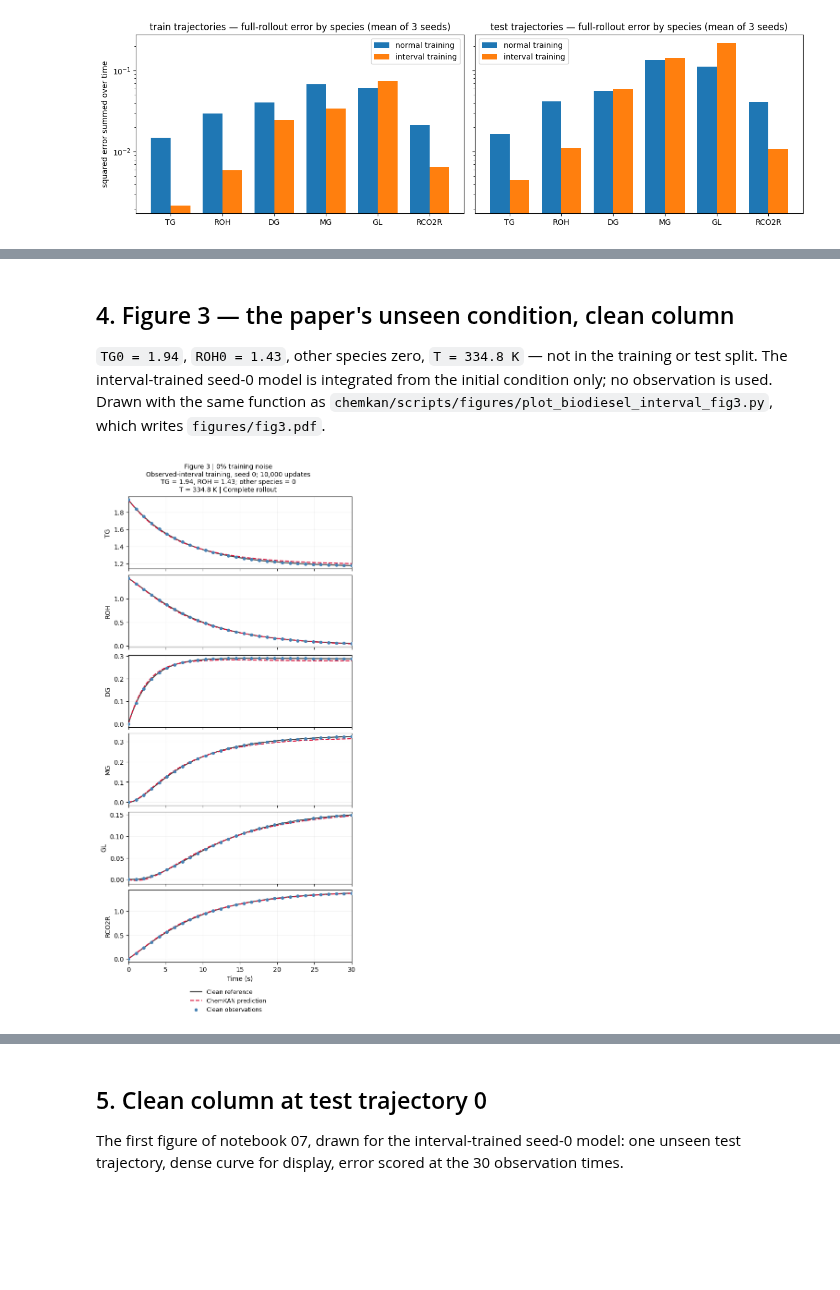
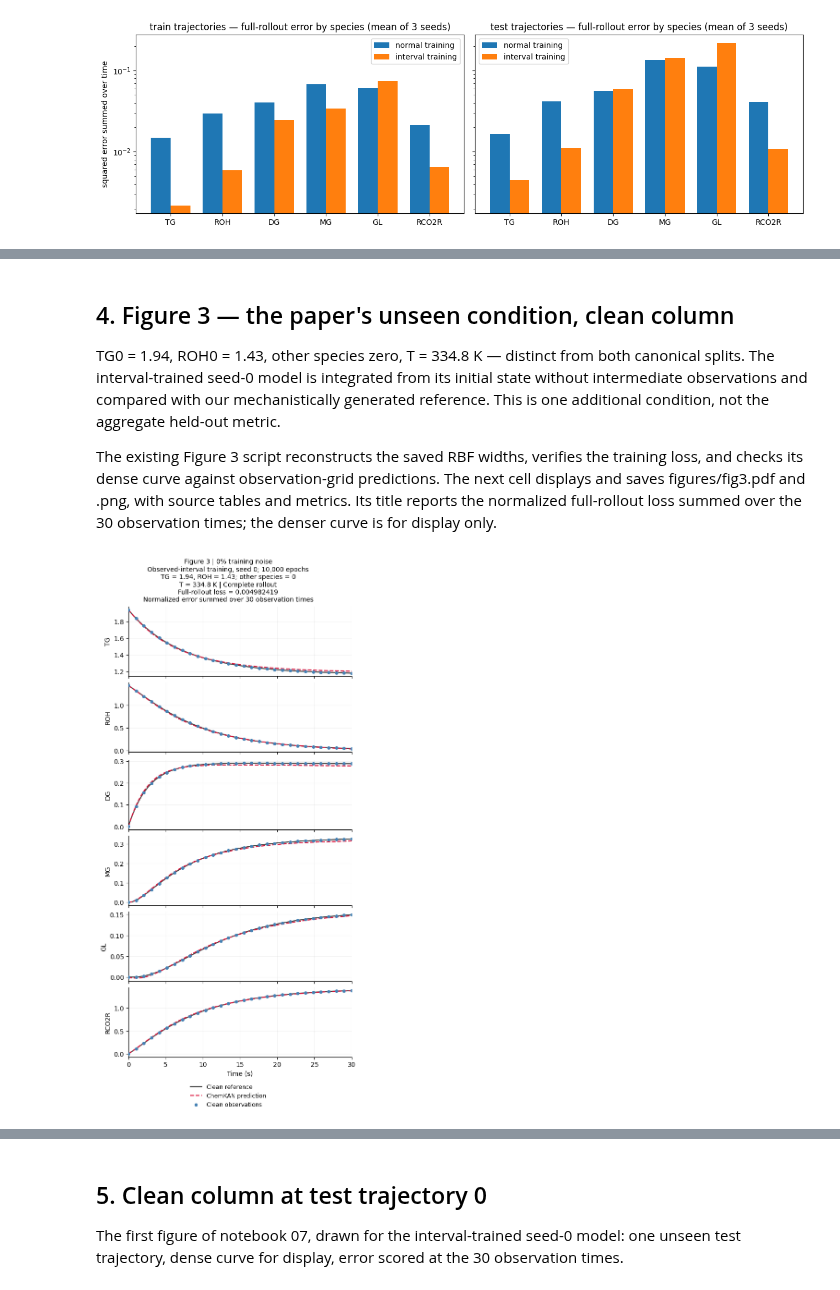
Before and after one commit to bnkglu/chemkan-tuwien, a Jupyter notebook: chemkan/notebooks/11_biodiesel_observed_intervals.ipynb, the cells around one changed output, grey strips where cells are left out. Cells and saved outputs as stored; diff of their text form; code cells hidden in the pictures; blank space fills up the shorter version.

```diff
--- a/chemkan/notebooks/11_biodiesel_observed_intervals.ipynb
+++ b/chemkan/notebooks/11_biodiesel_observed_intervals.ipynb
@@ -71,12 +99,15 @@ training helped.
 # %%
 NORM = MinMaxNormalizer(TRAIN["u_min"], TRAIN["u_max"])      # train-only statistics
 DATA = {"train": TRAIN, "test": TEST}
+with open(TABS / "observed_intervals_final_comparison.csv", newline="") as f:
+    recorded_final = {int(r["seed"]): r for r in csv.DictReader(f)}
 
 @torch.no_grad()
 def evaluate(run_dir, split):
     """Per-species full-rollout error of a run's final model on one split -> (6,)."""
     ckpt = torch.load(run_dir / "checkpoint_final.pt", map_location="cpu", weights_only=False)
     core = build_kinetic_core(ckpt, len(species), "cpu")
+    restore_grid_widths(core)  # recover legacy widths from the saved centers
     d = DATA[split]
     pred = integrate_biodiesel(core, load_input_scaling(ckpt, "cpu"), solver_from_ckpt(ckpt),
                                d["Y0"], d["T_const"], d["t"])          # (30 times, B, 6)
@@ -98,6 +129,8 @@ for s in SEEDS:
         r[f"d_{split}"] = r[f"obs_{split}"] - r[f"orig_{split}"]
     for split in ("train", "test"):
         r[f"ratio_{split}"] = r[f"obs_{split}"] / r[f"orig_{split}"]
+    for key in ("obs_train", "orig_train", "obs_test", "orig_test"):
+        np.testing.assert_allclose(r[key], float(recorded_final[s][key]), rtol=1e-5, atol=1e-9)
     rows.append(r)
 
 print(f"{'seed':>4} | {'train: interval':>15} {'normal':>8} {'Δ':>9} | "
@@ -225,19 +298,21 @@ plt.show()
 # %% [markdown]
 ## 4. Figure 3 — the paper's unseen condition, clean column
 
-`TG0 = 1.94`, `ROH0 = 1.43`, other species zero, `T = 334.8 K` — not in the training or test
-split. The interval-trained seed-0 model is integrated from the initial condition only; no
-observation is used. Drawn with the same function as
-`chemkan/scripts/figures/plot_biodiesel_interval_fig3.py`, which writes `figures/fig3.pdf`.
+TG0 = 1.94, ROH0 = 1.43, other species zero, T = 334.8 K — distinct from both canonical
+splits. The interval-trained seed-0 model is integrated from its initial state without
+intermediate observations and compared with our mechanistically generated reference.
+This is one additional condition, not the aggregate held-out metric.
+
+The existing Figure 3 script reconstructs the saved RBF widths, verifies the training
+loss, and checks its dense curve against observation-grid predictions. The next cell
+displays and saves figures/fig3.pdf and .png, with source tables and metrics. Its title
+reports the normalized full-rollout loss summed over the 30 observation times; the
+denser curve is for display only.
 # %%
-# Figure code: chemkan/scripts/figures/fig03_biodiesel_trajectories.py
-from fig03_biodiesel_trajectories import load_condition, plot_clean_condition_column, predict
+# Reuse the existing Figure 3 script; save the same figure displayed here.
+from fig03_biodiesel_trajectories import make_interval_figure
 
-condition = load_condition(ROOT / "chemkan/data/generated/biodiesel_fig3_condition.npz")
-dense = predict(INTERVAL[0] / "checkpoint_final.pt", condition["y0"], condition["T"],
-                condition["t_dense"], len(species)).detach().numpy()
-plot_clean_condition_column(condition, dense,
-                            "Observed-interval training, seed 0; 10,000 updates")
-plt.show()
+fig3, fig3_metrics = make_interval_figure(output_path=FIGS / "fig3", show=True)
+print(f"Figure 3 condition: full-rollout loss = {fig3_metrics['full_rollout_loss_timesummed']:.8f}")
 # %% [output]
-[figure, old version]
+[figure, new version]
```
Also changed, not shown: parts of 23 cells of this notebook, 31 other files.
